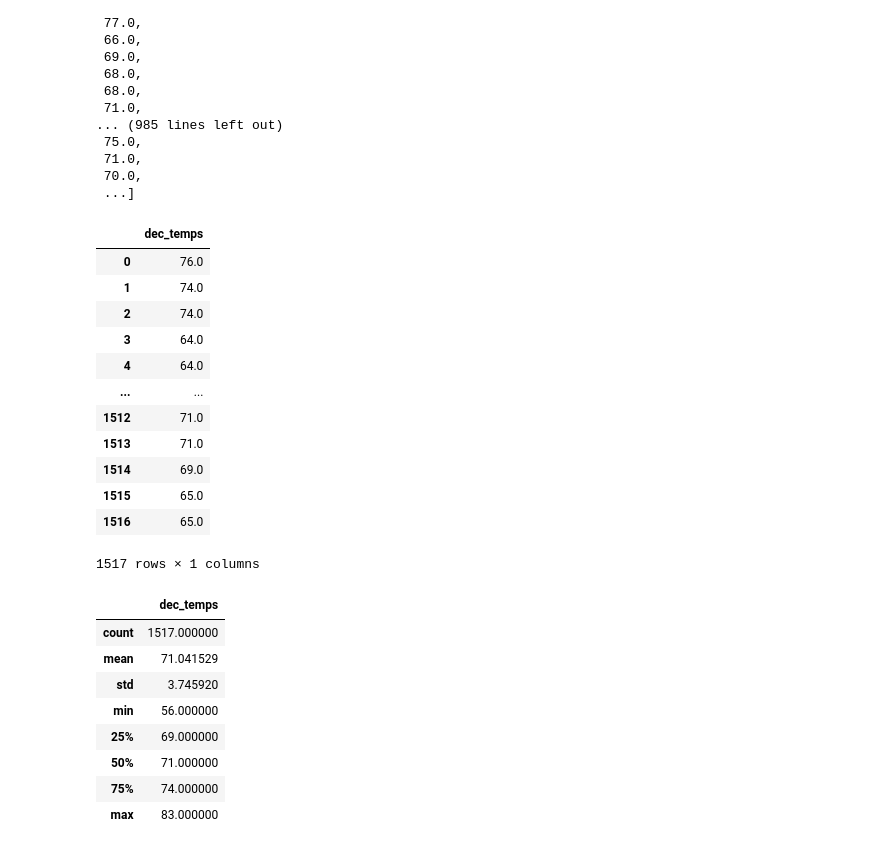
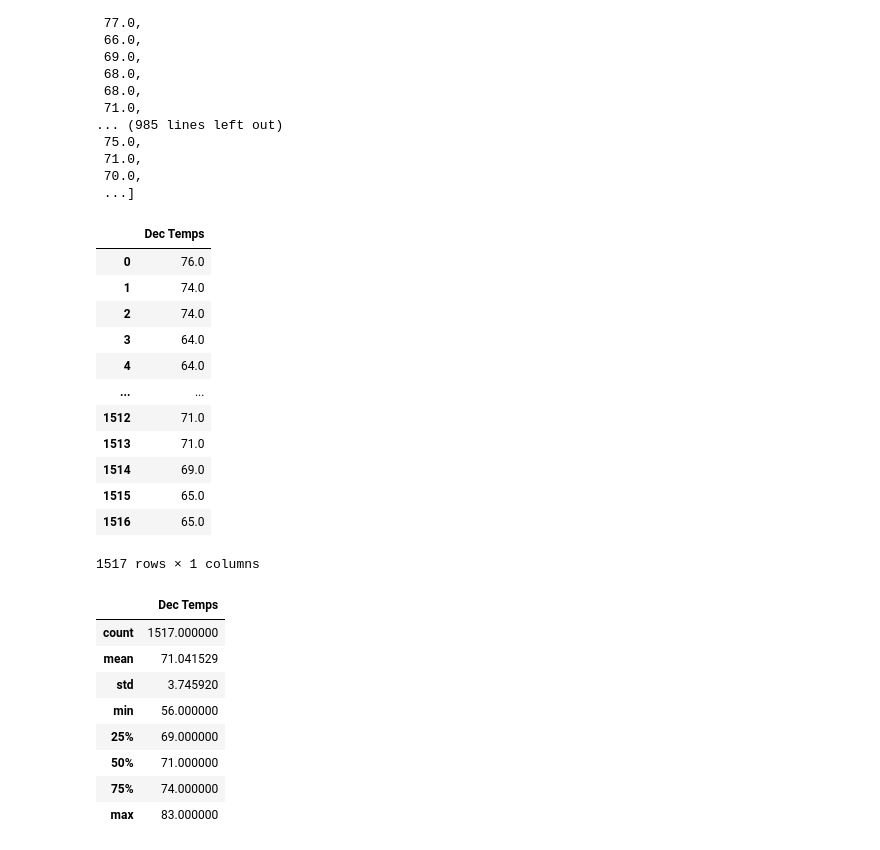
Before and after one commit to jj2773/surfs_up, a Jupyter notebook: SurfsUp_Challenge.ipynb, the cells around one changed output. Cells and saved outputs as stored; diff of their text form; code cells hidden in the pictures.

```diff
--- a/SurfsUp_Challenge.ipynb
+++ b/SurfsUp_Challenge.ipynb
@@ -153,10 +151,10 @@ dec_temps
  ...]
 # %%
 # 8. Create a DataFrame from the list of temperatures for the month of December.
-df_temp_dec=pd.DataFrame(dec_temps,columns=['dec_temps'])
+df_temp_dec=pd.DataFrame(dec_temps,columns=['Dec Temps'])
 df_temp_dec
 # %% [output]
-|  | dec_temps |
+|  | Dec Temps |
 | 0 | 76.0 |
 | 1 | 74.0 |
 | 2 | 74.0 |
@@ -173,7 +171,7 @@ df_temp_dec
 # 9. Calculate and print out the summary statistics for the Decemeber temperature DataFrame.
 df_temp_dec.describe()
 # %% [output]
-|  | dec_temps |
+|  | Dec Temps |
 | count | 1517.000000 |
 | mean | 71.041529 |
 | std | 3.745920 |
```
Also changed, not shown: parts of 3 cells of this notebook, 5 other files.
